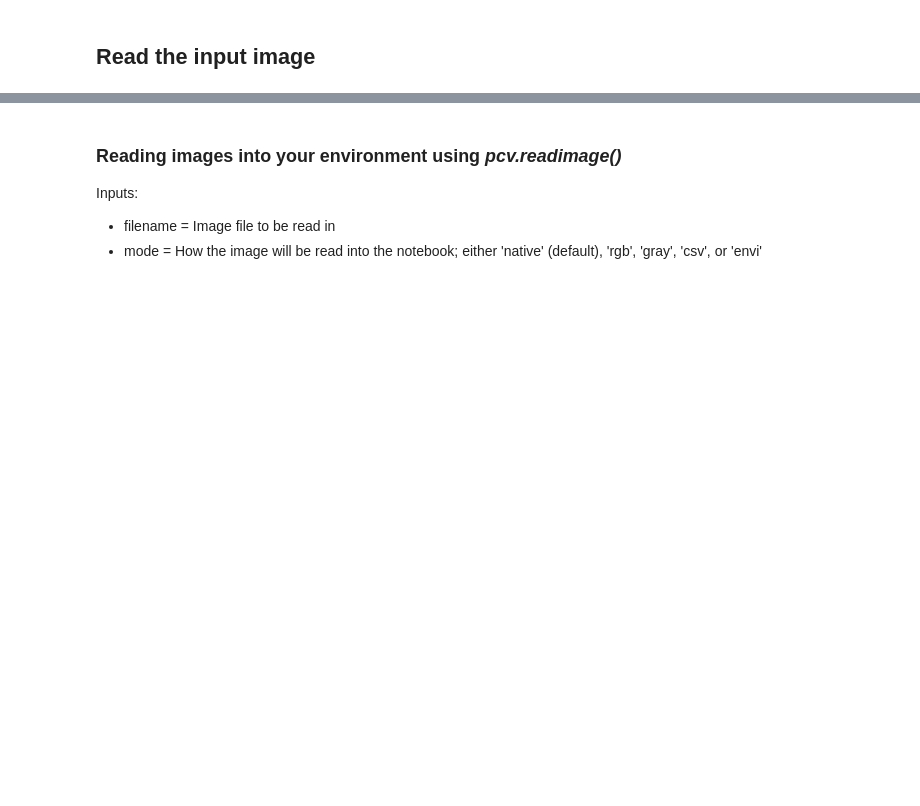
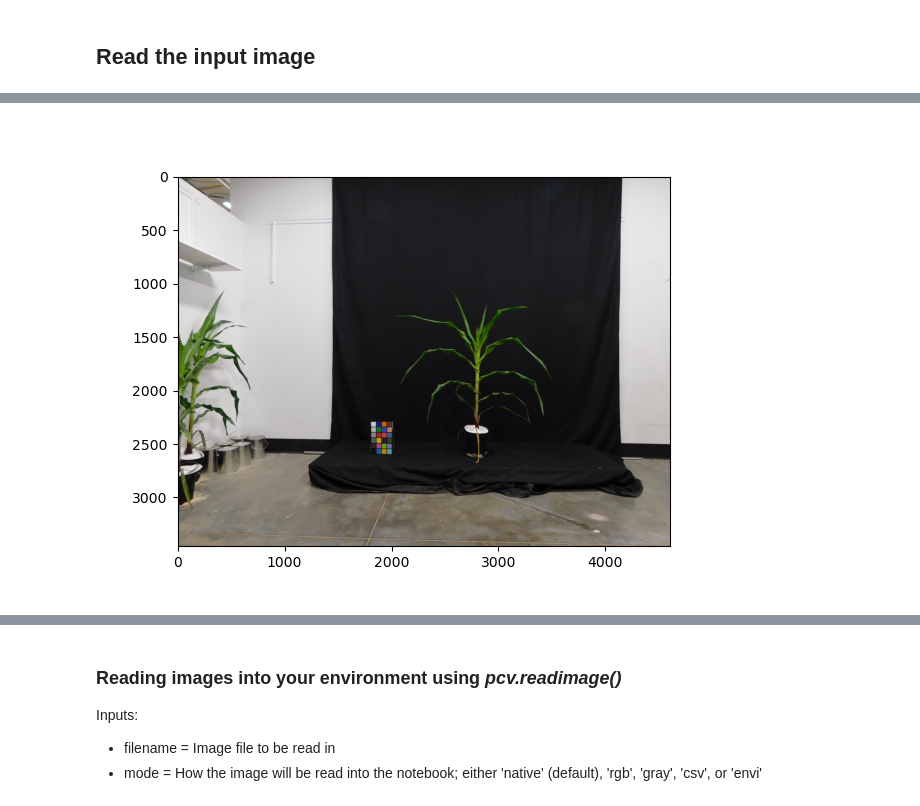
Before and after one commit to danforthcenter/plantcv-tutorial-color-correction, a Jupyter notebook: index-Colab.ipynb, the cells around one changed output, grey strips where cells are left out. Drawn from its saved outputs; the diff is of its cells as text; code cells hidden in the pictures; blank space fills up the shorter version.

Commit message:
Add files via upload
Updated formatting for both index and index-Colab
Changed the image URL in Colab to be current

```diff
--- a/index-Colab.ipynb
+++ b/index-Colab.ipynb
@@ -61,0 +65,4 @@ pcv.params.text_thickness = 2
+# %%
+img = pcv.io.open_url(url="https://raw.githubusercontent.com/danforthcenter/plantcv-tutorial-color-correction/main/img/1_B73_sand_C_2023-04-14_10_19_07.jpg")
+# %% [output]
+[figure, added]
```
Also changed, not shown: parts of 6 cells of this notebook, 1 other file.
